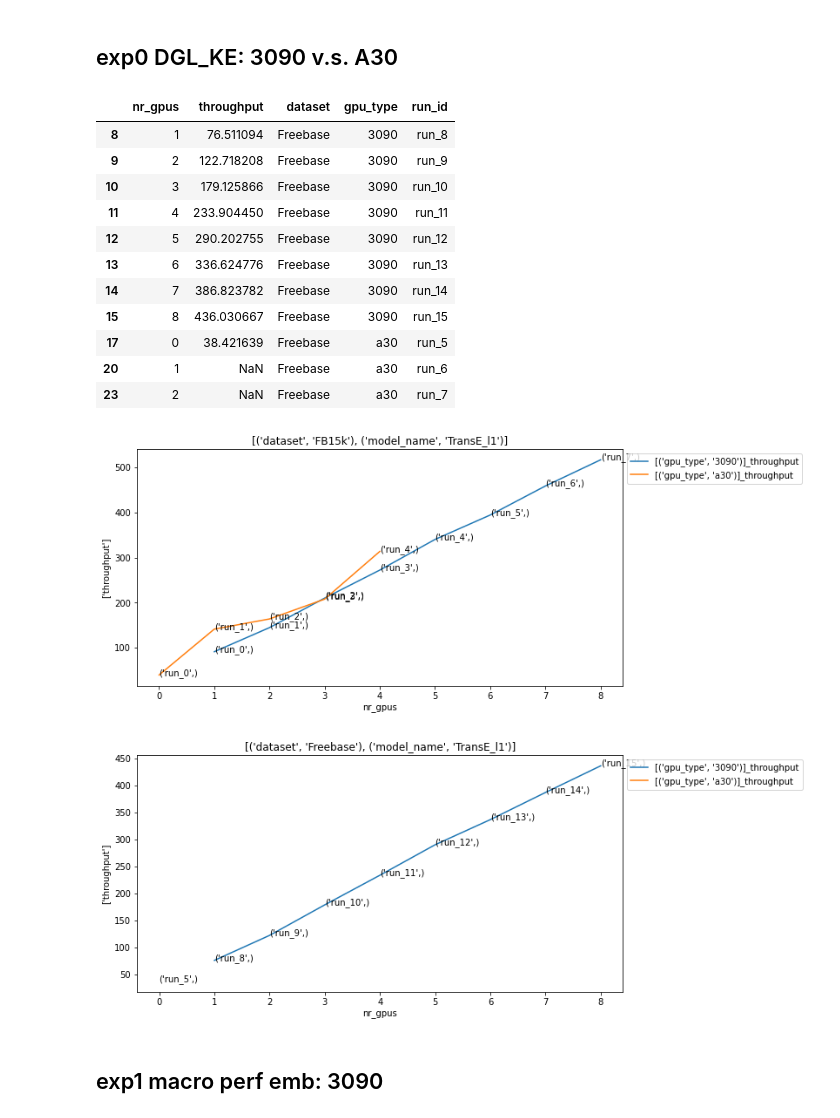
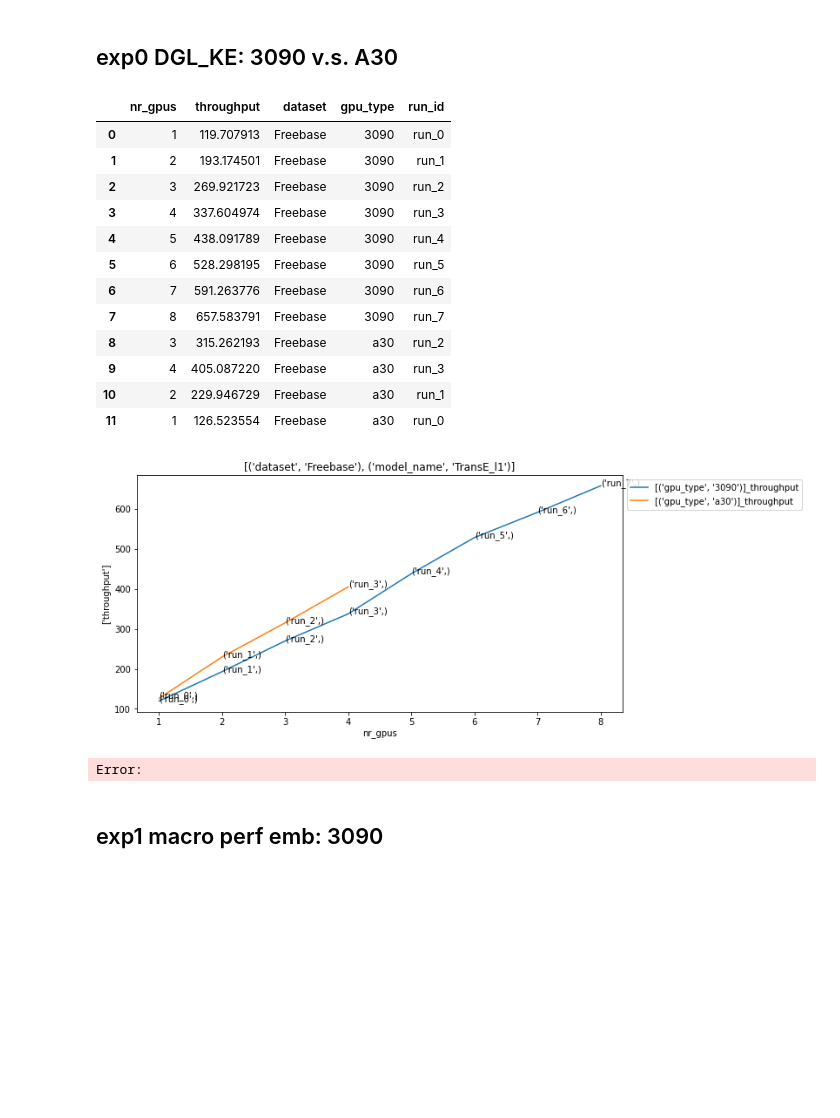
Before and after one commit to wianger/RecStore, a Jupyter notebook: src/framework_adapters/torch/python/analysis.ipynb, the cells around one changed output. Cells and saved outputs as stored; diff of their text form; code cells hidden in the pictures; blank space fills up the shorter version.

```diff
--- a/src/framework_adapters/torch/python/analysis.ipynb
+++ b/src/framework_adapters/torch/python/analysis.ipynb
@@ -247,48 +247,49 @@ def DecoupleAnalysis(df, for_variables, line_variables, x_variable,
 # %% [markdown]
 ## exp0 DGL_KE: 3090 v.s. A30
 # %%
-df_3090 = parse_logs_to_df("../benchmark/log/exp0-single-3090")
+df_3090 = parse_logs_to_df("../benchmark/log/exp0-bigmodel-3090")
 df_3090['gpu_type'] = "3090"
-df_a30 = parse_logs_to_df("../benchmark/log/exp0-single-A30")
+df_a30 = parse_logs_to_df("../benchmark/log/exp0-bigmodel-A30")
 df_a30['gpu_type'] = "a30"
 
 
 df = pd.concat([df_3090, df_a30], axis=0, ignore_index=True)
 
 df['nr_procs'] =  df['nr_gpus'].apply(lambda x: max(1, x))
 
 # NOTE(1): 1000 是统计周期的step个数！！！！！！！
 df['throughput'] = df['nr_procs'] * 1000 / df['total_mean']
 
 query_df = df
 query_df = df[df['dataset'] == "Freebase"]
 display(query_df[['nr_gpus','throughput', 'dataset', "gpu_type", "run_id"]])
 
 DecoupleAnalysis(df,
 for_variables = ['dataset', 'model_name'],
 line_variables = ['gpu_type',],
 x_variable = 'nr_gpus',
 # y_variable = ['throughput',],
 y_variable = ['throughput',],
 sort_variable = 'nr_gpus',
 mark_variable= 'run_id',
 legend_loc='out'
 )
 # %% [output]
 |  | nr_gpus | throughput | dataset | gpu_type | run_id |
-| 8 | 1 | 76.511094 | Freebase | 3090 | run_8 |
-| 9 | 2 | 122.718208 | Freebase | 3090 | run_9 |
-| 10 | 3 | 179.125866 | Freebase | 3090 | run_10 |
-| 11 | 4 | 233.904450 | Freebase | 3090 | run_11 |
-| 12 | 5 | 290.202755 | Freebase | 3090 | run_12 |
-| 13 | 6 | 336.624776 | Freebase | 3090 | run_13 |
-| 14 | 7 | 386.823782 | Freebase | 3090 | run_14 |
-| 15 | 8 | 436.030667 | Freebase | 3090 | run_15 |
-| 17 | 0 | 38.421639 | Freebase | a30 | run_5 |
-| 20 | 1 | NaN | Freebase | a30 | run_6 |
-| 23 | 2 | NaN | Freebase | a30 | run_7 |
+| 0 | 1 | 119.707913 | Freebase | 3090 | run_0 |
+| 1 | 2 | 193.174501 | Freebase | 3090 | run_1 |
+| 2 | 3 | 269.921723 | Freebase | 3090 | run_2 |
+| 3 | 4 | 337.604974 | Freebase | 3090 | run_3 |
+| 4 | 5 | 438.091789 | Freebase | 3090 | run_4 |
+| 5 | 6 | 528.298195 | Freebase | 3090 | run_5 |
+| 6 | 7 | 591.263776 | Freebase | 3090 | run_6 |
+| 7 | 8 | 657.583791 | Freebase | 3090 | run_7 |
+| 8 | 3 | 315.262193 | Freebase | a30 | run_2 |
+| 9 | 4 | 405.087220 | Freebase | a30 | run_3 |
+| 10 | 2 | 229.946729 | Freebase | a30 | run_1 |
+| 11 | 1 | 126.523554 | Freebase | a30 | run_0 |
-[figure, old version]
+[figure, new version]
-[figure, removed]
+Error:
 # %% [markdown]
 ## exp1 macro perf emb: 3090
 # %%
```
Also changed, not shown: 30 other files.
